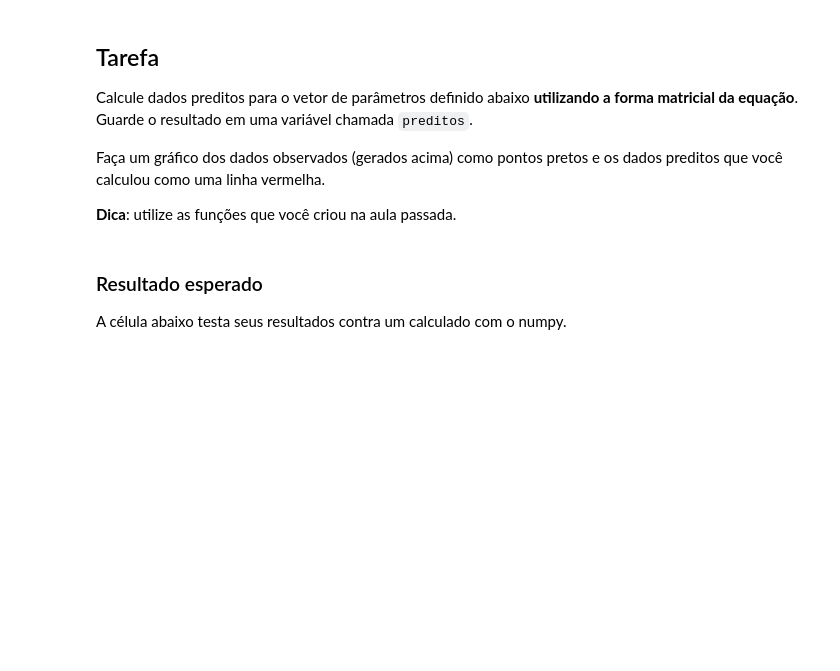
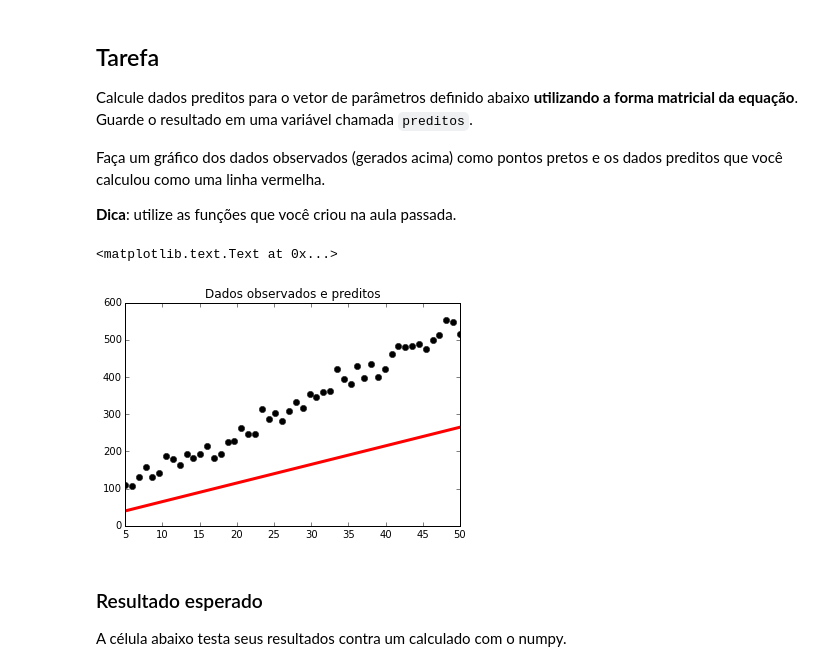
Before and after one commit to mat-esp-2015/minimos-quadrados-camila_felipe_luiz, a Jupyter notebook: minimos-quadrados.ipynb, the cells around one changed output. Drawn from its saved outputs; the diff is of its cells as text; code cells hidden in the pictures; blank space fills up the shorter version.

```diff
--- a/minimos-quadrados.ipynb
+++ b/minimos-quadrados.ipynb
@@ -133,6 +133,44 @@ Faça um gráfico dos dados observados (gerados acima) como pontos pretos e os d
 **Dica**: utilize as funções que você criou na aula passada.
 # %%
 p = [5, 15]
+# %%
+# Preciso criar uma função que consiga multiplicar uma matriz por um vetor, para isso uso o mvult.
+def vmult(m, v):
+
+    """
+    Multiplica uma matriz por um vetor
+    """
+    assert len(m[0]) == len(v), 'Número de colunas da matriz diferente do número de linhas do vetor.'
+
+    D = []  # Serve para criar uma lista vazia.
+
+    for i in range(len(m)): # Serve para andar pelas linhas da matriz
+        # Cria uma variavel que recebe o valor zero.
+        soma = 0
+
+        for k in range(len(m[0])): # Serve para andar pelas colunas da matriz
+
+            soma = soma + (m[i][k] * v[k])  # Com isso, eu consigo multiplicar a matriz pelo vetor.
+
+        D.append(soma) # Faz com que todos os meus resultados gerados fiquem na lista vazia.
+    return D
+# %%
+#para plotar o gráfico, tenho que definir as minhas variáveis
+
+jac = jacobiana(x) #atribuindo jbn a função jacobiana
+preditos = vmult(jac, p) #atribuindo uma variável para a multiplicação, que sao os dados preditos
+# %%
+# Criando o gráfico.
+plt.figure()
+
+plt.plot(x, dados_obs, "ok") # Serve para plotar os valores das coordenadas do gráfico em pontos pretos.
+
+plt.plot(x, preditos, "-r", linewidth=3) # Plota os valores das coordenadas x, y em uma linha vermelha.
+
+plt.title("Dados observados e preditos") # Vou atribuir um título para o meu segundo gráfico.
+# %% [output]
+<matplotlib.text.Text at 0x...>
+[figure, added]
 # %% [markdown]
 ### Resultado esperado
 
```
Also changed, not shown: parts of 1 cell of this notebook.
